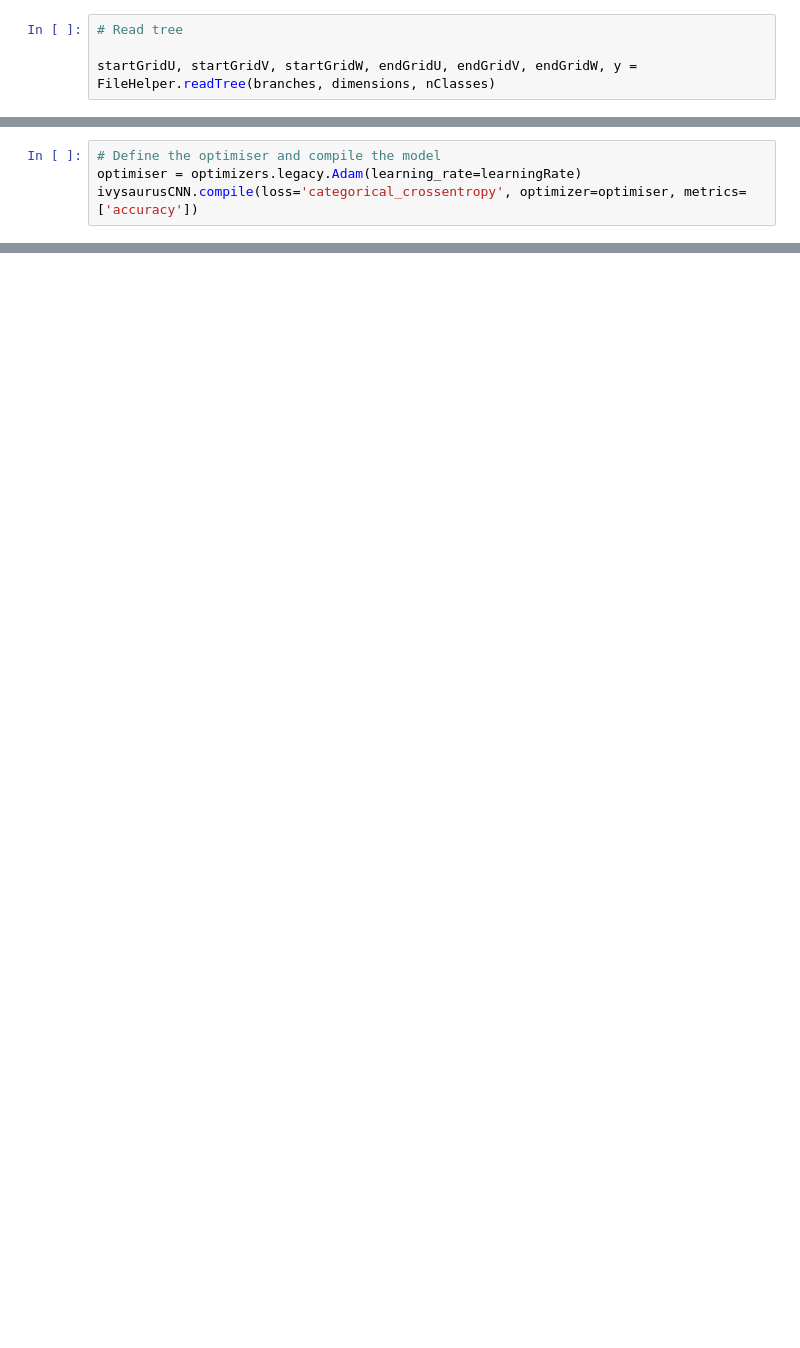
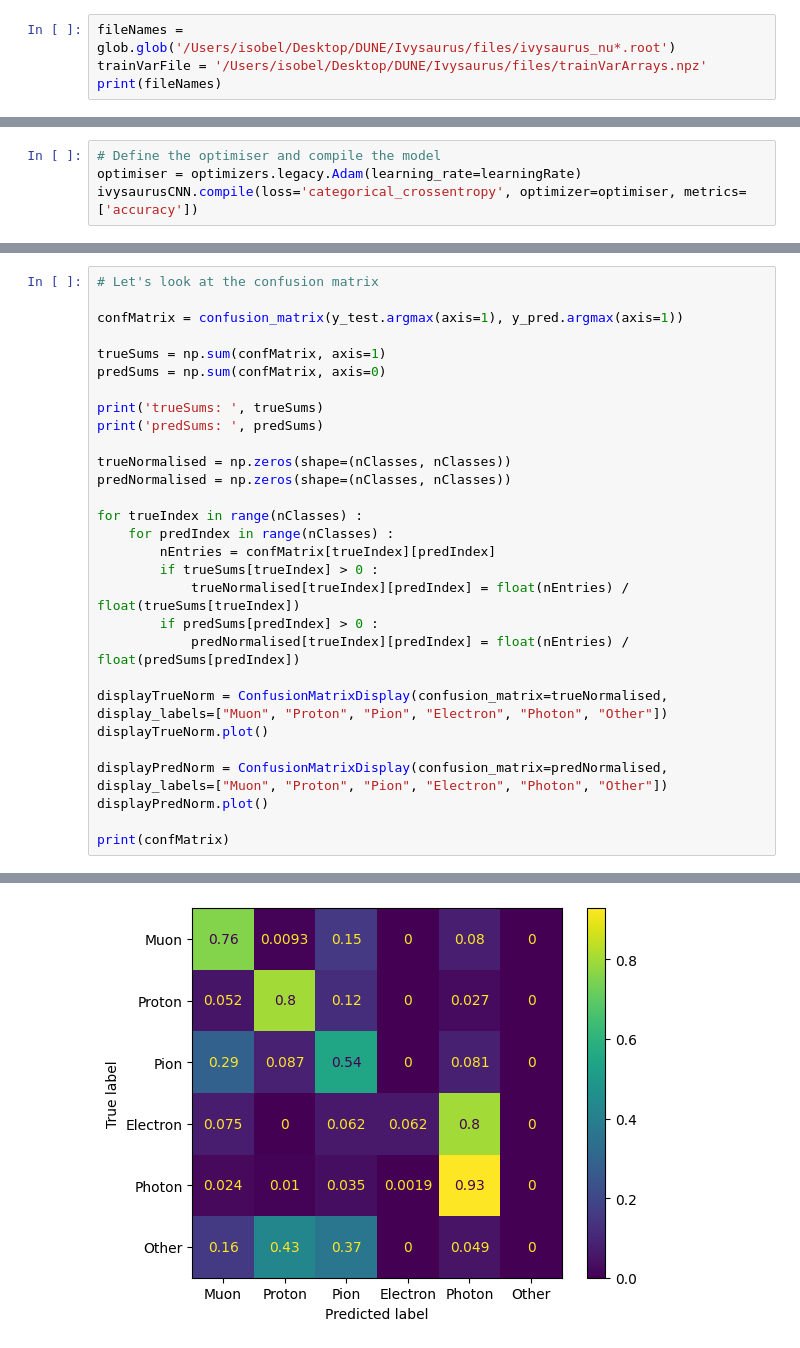
Before and after one commit to imawby/Ivysaurus, a Jupyter notebook: TrainIvysaurus.ipynb, the cells around one changed output, grey strips where cells are left out. Saved outputs shown, nothing was run; the diff lists cells and outputs as text; blank space fills up the shorter version.

```diff
--- a/TrainIvysaurus.ipynb
+++ b/TrainIvysaurus.ipynb
@@ -41,4 +21,4 @@ learningRate = 1e-4
 # %%
-# Read tree
-
-startGridU, startGridV, startGridW, endGridU, endGridV, endGridW, y = FileHelper.readTree(branches, dimensions, nClasses)
+fileNames = glob.glob('/Users/isobel/Desktop/DUNE/Ivysaurus/files/ivysaurus_nu*.root')
+trainVarFile = '/Users/isobel/Desktop/DUNE/Ivysaurus/files/trainVarArrays.npz'
+print(fileNames)
@@ -170,0 +257,30 @@ print(confMatrix)
+# %%
+# Let's look at the confusion matrix
+
+confMatrix = confusion_matrix(y_test.argmax(axis=1), y_pred.argmax(axis=1))
+
+trueSums = np.sum(confMatrix, axis=1)
+predSums = np.sum(confMatrix, axis=0)
+
+print('trueSums: ', trueSums)
+print('predSums: ', predSums)
+
+trueNormalised = np.zeros(shape=(nClasses, nClasses))
+predNormalised = np.zeros(shape=(nClasses, nClasses))
+
+for trueIndex in range(nClasses) :
+    for predIndex in range(nClasses) :
+        nEntries = confMatrix[trueIndex][predIndex]
+        if trueSums[trueIndex] > 0 :
+            trueNormalised[trueIndex][predIndex] = float(nEntries) / float(trueSums[trueIndex])
+        if predSums[predIndex] > 0 :
+            predNormalised[trueIndex][predIndex] = float(nEntries) / float(predSums[predIndex])
+
+displayTrueNorm = ConfusionMatrixDisplay(confusion_matrix=trueNormalised, display_labels=["Muon", "Proton", "Pion", "Electron", "Photon", "Other"])
+displayTrueNorm.plot()
+
+displayPredNorm = ConfusionMatrixDisplay(confusion_matrix=predNormalised, display_labels=["Muon", "Proton", "Pion", "Electron", "Photon", "Other"])
+displayPredNorm.plot()
+
+print(confMatrix)
+# %% [output]
@@ -170,0 +295 @@ print(confMatrix)
+[figure, added]
```
Also changed, not shown: parts of 17 cells of this notebook, 3 other files.
